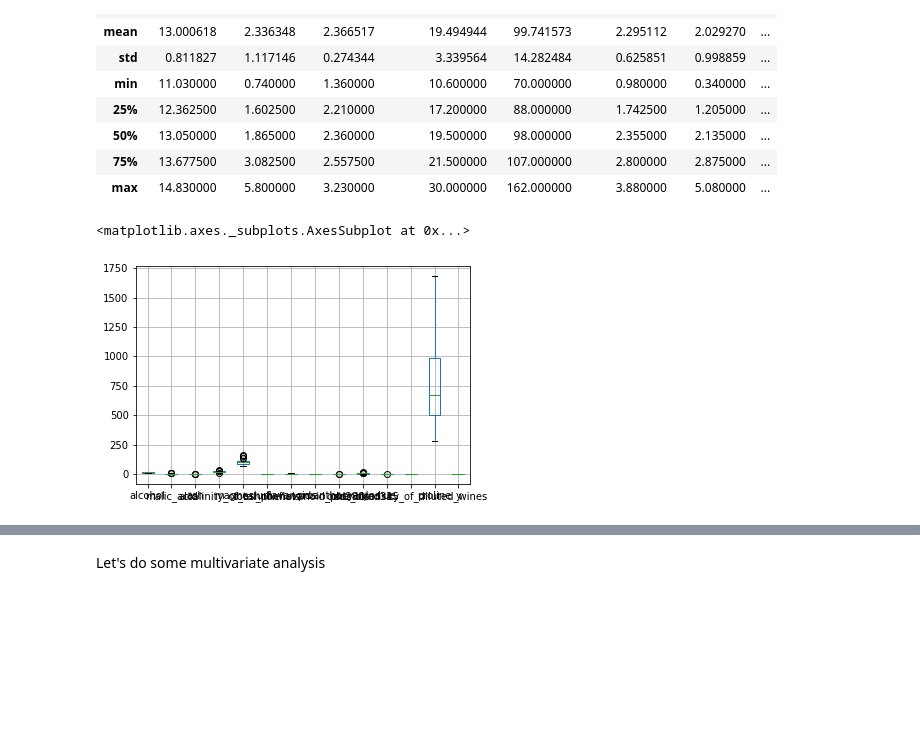
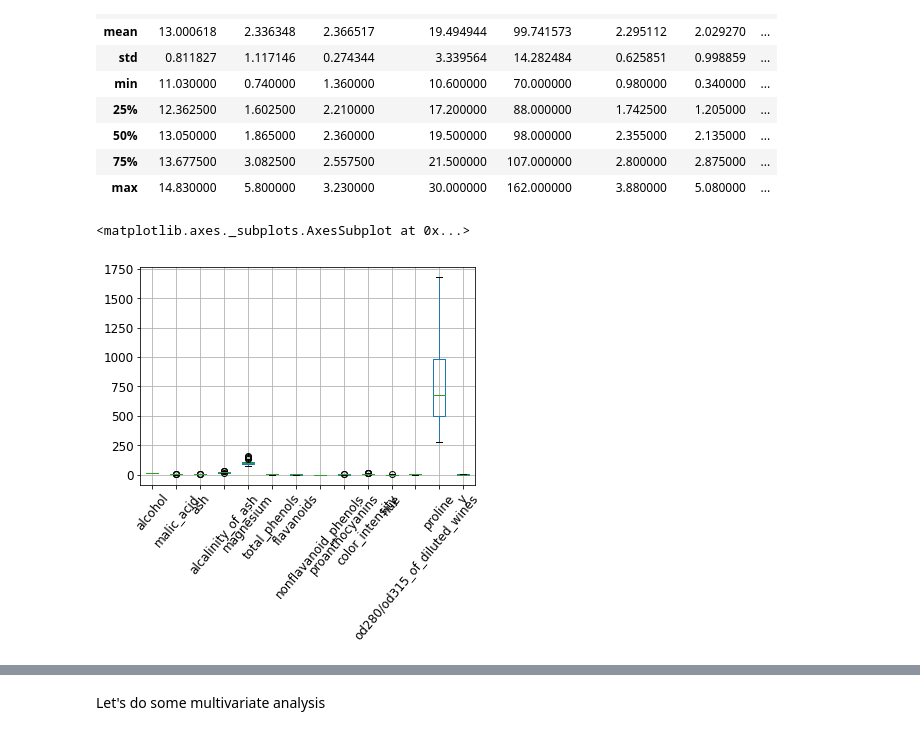
Before and after one commit to cyberanalyst268/Data-Science-and-Decision-Making, a Jupyter notebook: exploration/lab_exploration.ipynb, the cells around one changed output, grey strips where cells are left out. Saved outputs shown, nothing was run; the diff lists cells and outputs as text; code cells hidden in the pictures; blank space fills up the shorter version.

```diff
--- a/exploration/lab_exploration.ipynb
+++ b/exploration/lab_exploration.ipynb
@@ -68,12 +68,12 @@ df.iloc[:, :-1].describe()
 # %%
 # Plot a boxplot of each feature (NOT THE LABEL!!) (all in one plot -- you can do this with a single line of code).
 # Quiz Q2: Is there any feature that is in a clearly different scale than the others?
 
 # YOUR CODE HERE
-df.boxplot()
+df.boxplot(grid=True, rot=50, fontsize=12)
 # %% [output]
 <matplotlib.axes._subplots.AxesSubplot at 0x...>
-[figure, old version]
+[figure, new version]
 # %%
 # Let's look at the distributions of values of our features. Draw a histogram for each of the features
 
```
Also changed, not shown: parts of 3 cells of this notebook.
